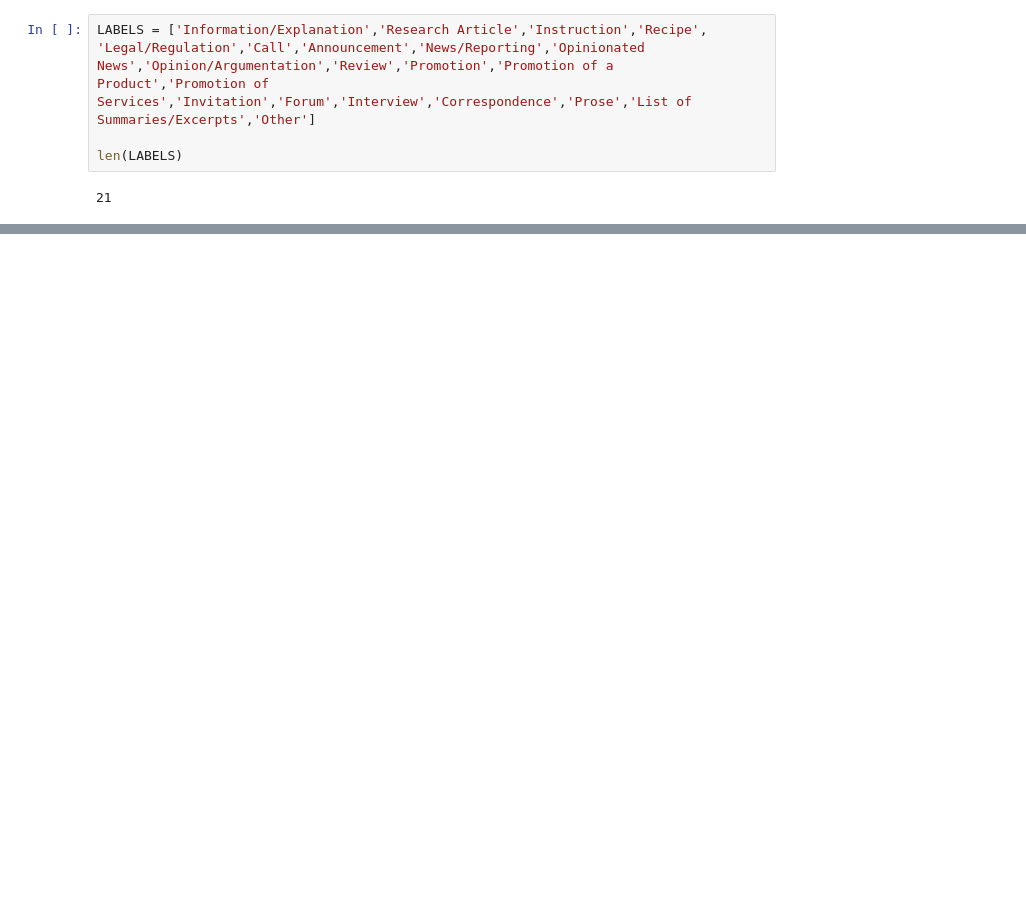
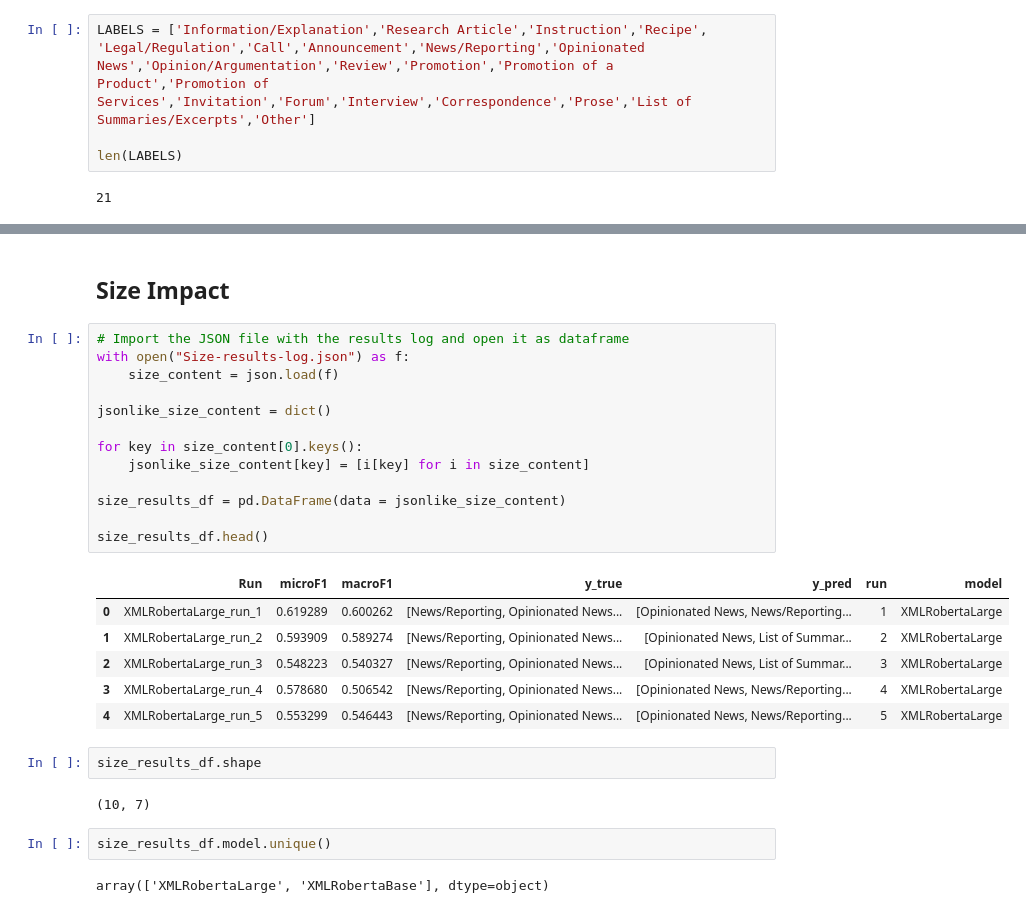
Before and after one commit to TajaKuzman/Transformers-GINCO-Experiments, a Jupyter notebook: results/Analysing_results.ipynb, the cells around one changed output, grey strips where cells are left out. Saved outputs shown, nothing was run; the diff lists cells and outputs as text; blank space fills up the shorter version.

```diff
--- a/results/Analysing_results.ipynb
+++ b/results/Analysing_results.ipynb
@@ -198 +357,31 @@ Number of all true labels: 985, Number of all predicted labels: 985
 <Figure size 432x288 with 0 Axes>
+# %% [markdown]
+## Size Impact
+# %%
+# Import the JSON file with the results log and open it as dataframe
+with open("Size-results-log.json") as f:
+    size_content = json.load(f)
+
+jsonlike_size_content = dict()
+
+for key in size_content[0].keys():
+    jsonlike_size_content[key] = [i[key] for i in size_content]
+
+size_results_df = pd.DataFrame(data = jsonlike_size_content)
+
+size_results_df.head()
+# %% [output]
+|  | Run | microF1 | macroF1 | y_true | y_pred | run | model |
+| 0 | XMLRobertaLarge_run_1 | 0.619289 | 0.600262 | [News/Reporting, Opinionated News... | [Opinionated News, News/Reporting... | 1 | XMLRobertaLarge |
+| 1 | XMLRobertaLarge_run_2 | 0.593909 | 0.589274 | [News/Reporting, Opinionated News... | [Opinionated News, List of Summar... | 2 | XMLRobertaLarge |
+| 2 | XMLRobertaLarge_run_3 | 0.548223 | 0.540327 | [News/Reporting, Opinionated News... | [Opinionated News, List of Summar... | 3 | XMLRobertaLarge |
+| 3 | XMLRobertaLarge_run_4 | 0.578680 | 0.506542 | [News/Reporting, Opinionated News... | [Opinionated News, News/Reporting... | 4 | XMLRobertaLarge |
+| 4 | XMLRobertaLarge_run_5 | 0.553299 | 0.546443 | [News/Reporting, Opinionated News... | [Opinionated News, News/Reporting... | 5 | XMLRobertaLarge |
+# %%
+size_results_df.shape
+# %% [output]
+(10, 7)
+# %%
+size_results_df.model.unique()
+# %% [output]
+array(['XMLRobertaLarge', 'XMLRobertaBase'], dtype=object)
```
Also changed, not shown: parts of 38 cells of this notebook, 41 other files.
